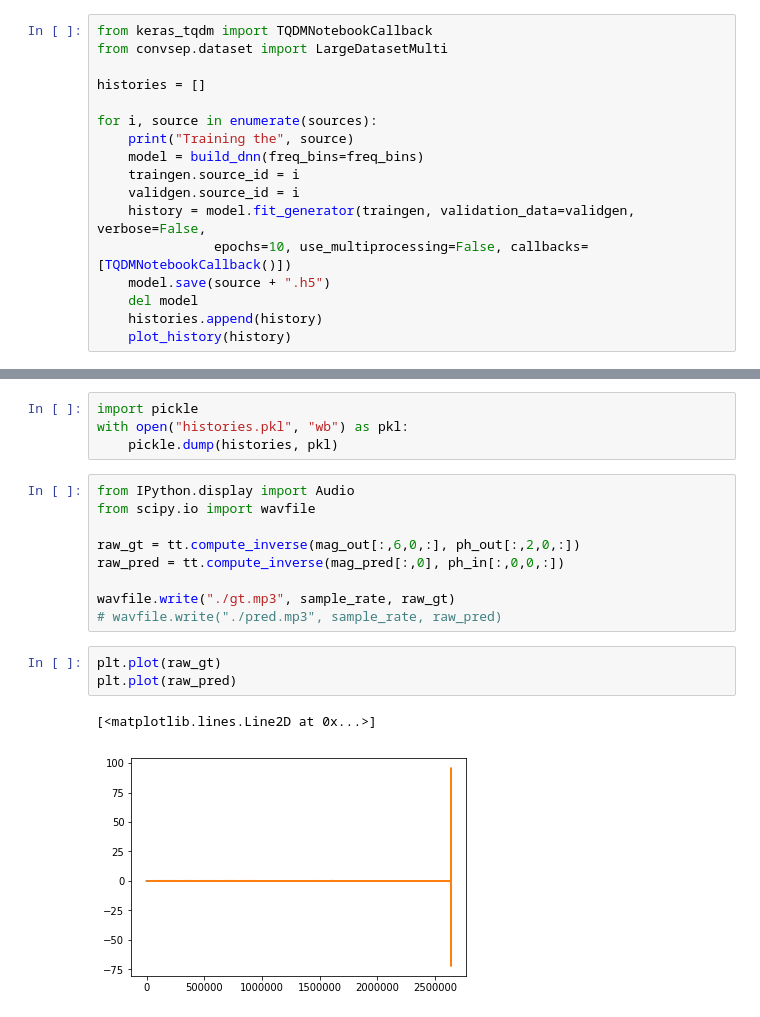
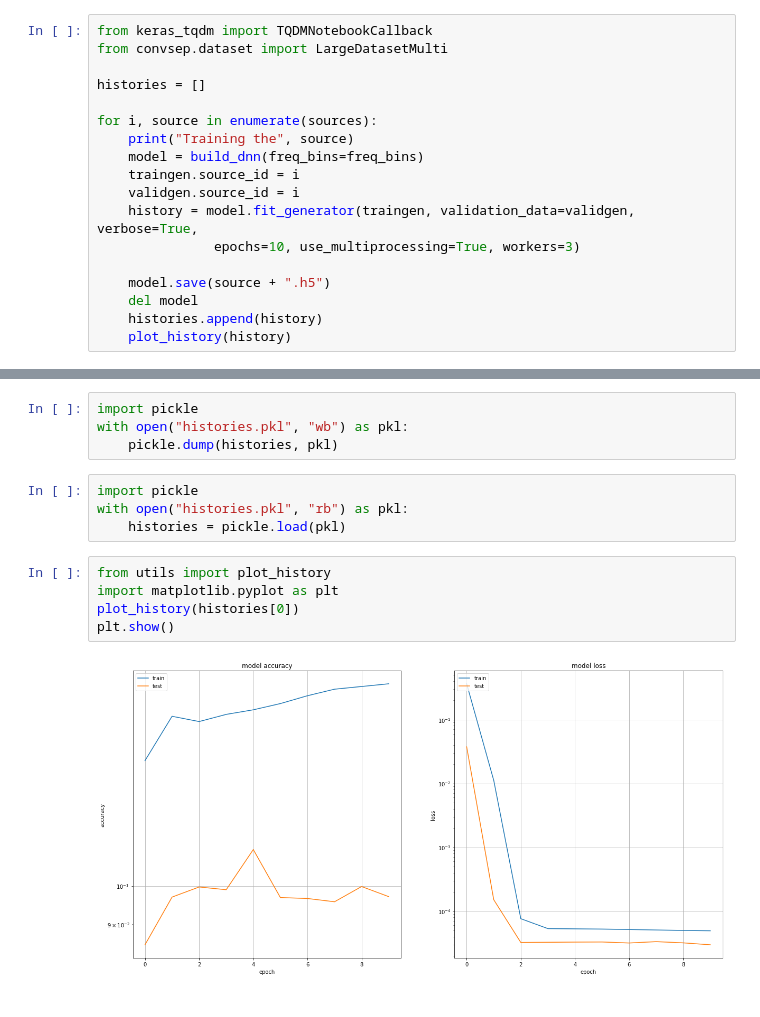
Before and after one commit to plguhur/DeepConvSep, a Jupyter notebook: dnn_phase/Training-the-beast.ipynb, the cells around one changed output, grey strips where cells are left out. Saved outputs shown, nothing was run; the diff lists cells and outputs as text.

```diff
--- a/dnn_phase/Training-the-beast.ipynb
+++ b/dnn_phase/Training-the-beast.ipynb
@@ -83,8 +91,9 @@ for i, source in enumerate(sources):
     model = build_dnn(freq_bins=freq_bins)
     traingen.source_id = i
     validgen.source_id = i
-    history = model.fit_generator(traingen, validation_data=validgen, verbose=False,
-               epochs=10, use_multiprocessing=False, callbacks=[TQDMNotebookCallback()])
+    history = model.fit_generator(traingen, validation_data=validgen, verbose=True,
+               epochs=10, use_multiprocessing=True, workers=3)
+
     model.save(source + ".h5")
     del model
     histories.append(history)
@@ -119,18 +107,14 @@ HBox(children=(IntProgress(value=0, description='Epoch 9', max=1172, style=Progr
 import pickle
 with open("histories.pkl", "wb") as pkl:
     pickle.dump(histories, pkl)
-# %%
-from IPython.display import Audio
-from scipy.io import wavfile
-
-raw_gt = tt.compute_inverse(mag_out[:,6,0,:], ph_out[:,2,0,:])
-raw_pred = tt.compute_inverse(mag_pred[:,0], ph_in[:,0,0,:])
-
-wavfile.write("./gt.mp3", sample_rate, raw_gt)
-# wavfile.write("./pred.mp3", sample_rate, raw_pred)
-# %%
-plt.plot(raw_gt)
-plt.plot(raw_pred)
-# %% [output]
-[<matplotlib.lines.Line2D at 0x...>]
-[figure, removed]
+# %%
+import pickle
+with open("histories.pkl", "rb") as pkl:
+    histories = pickle.load(pkl)
+# %%
+from utils import plot_history
+import matplotlib.pyplot as plt
+plot_history(histories[0])
+plt.show()
+# %% [output]
+[figure, added]
```
Also changed, not shown: parts of 3 cells of this notebook, 6 other files.
